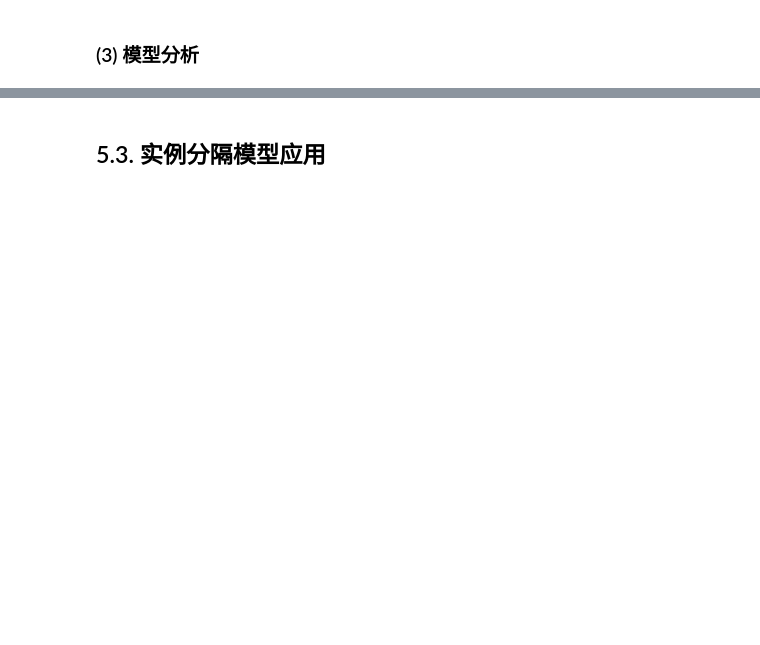
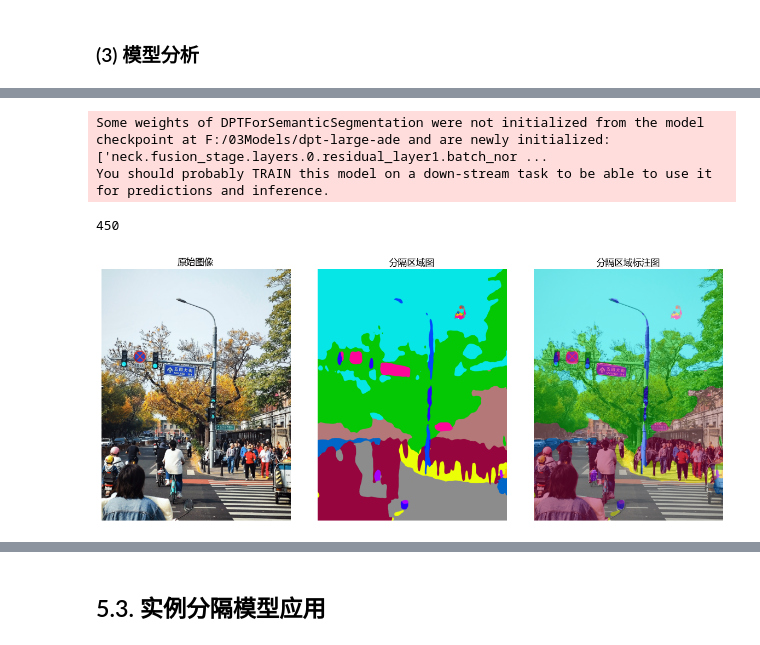
Before and after one commit to QiangAI/AI2026, a Jupyter notebook: transformers/05机器视觉任务处理-04目标分隔.ipynb, the cells around one changed output, grey strips where cells are left out. Drawn from its saved outputs; the diff is of its cells as text; code cells hidden in the pictures; blank space fills up the shorter version.

```diff
--- a/transformers/05机器视觉任务处理-04目标分隔.ipynb
+++ b/transformers/05机器视觉任务处理-04目标分隔.ipynb
@@ -33,0 +223,80 @@
+# %%
+from transformers import DPTForSemanticSegmentation
+import torch
+import PIL
+import numpy as np
+import matplotlib.pyplot as plt
+plt.rcParams["font.family"] = ["Microsoft YaHei"]
+
+# 加载模型
+model = DPTForSemanticSegmentation.from_pretrained("F:/03Models/dpt-large-ade")
+
+# 分隔图像文件
+img_file = "./imgs/street.jpg"
+image = Image.open(img_file)
+
+# 对图像进行预处理
+from torchvision.transforms import Compose, Resize, ToTensor, Normalize
+h = w = 480
+
+transform = Compose([
+        Resize((h, w)),
+        ToTensor(),
+        Normalize(mean=[0.5, 0.5, 0.5], std=[0.5, 0.5, 0.5]),
+    ])
+
+pixel_values = transform(image).unsqueeze(0)
+# 分隔推理
+import torch
+
+with torch.no_grad():
+    outputs = model(pixel_values)
+    logits = outputs.logits
+
+# 把推理缩放与原图像一致
+prediction = torch.nn.functional.interpolate(
+    logits,
+    size=image.size[::-1],
+    mode="bicubic",
+    align_corners=False
+)
+
+# 把分割区域进行分类。
+prediction = torch.argmax(prediction, dim=1)
+prediction = prediction.squeeze().cpu().numpy()
+predicted_seg = Image.fromarray(prediction.squeeze().astype('uint8'))
+# 因为模型是在ADE20K数据集上训练的，下面是ADE20K的颜色模版（3个一组颜色）
+adepallete = [120,120,120,180,120,120,6,230,230,80,50,50,4,200,3,120,120,80,140,140,140,204,5,255,230,230,230,4,250,7,224,5,255,235,255,7,150,5,61,120,120,70,8,255,51,255,6,82,143,255,140,204,255,4,255,51,7,204,70,3,0,102,200,61,230,250,255,6,51,11,102,255,255,7,71,255,9,224,9,7,230,220,220,220,255,9,92,112,9,255,8,255,214,7,255,224,255,184,6,10,255,71,255,41,10,7,255,255,224,255,8,102,8,255,255,61,6,255,194,7,255,122,8,0,255,20,255,8,41,255,5,153,6,51,255,235,12,255,160,150,20,0,163,255,140,140,140,250,10,15,20,255,0,31,255,0,255,31,0,255,224,0,153,255,0,0,0,255,255,71,0,0,235,255,0,173,255,31,0,255,11,200,200,255,82,0,0,255,245,0,61,255,0,255,112,0,255,133,255,0,0,255,163,0,255,102,0,194,255,0,0,143,255,51,255,0,0,82,255,0,255,41,0,255,173,10,0,255,173,255,0,0,255,153,255,92,0,255,0,255,255,0,245,255,0,102,255,173,0,255,0,20,255,184,184,0,31,255,0,255,61,0,71,255,255,0,204,0,255,194,0,255,82,0,10,255,0,112,255,51,0,255,0,194,255,0,122,255,0,255,163,255,153,0,0,255,10,255,112,0,143,255,0,82,0,255,163,255,0,255,235,0,8,184,170,133,0,255,0,255,92,184,0,255,255,0,31,0,184,255,0,214,255,255,0,112,92,255,0,0,224,255,112,224,255,70,184,160,163,0,255,153,0,255,71,255,0,255,0,163,255,204,0,255,0,143,0,255,235,133,255,0,255,0,235,245,0,255,255,0,122,255,245,0,10,190,212,214,255,0,0,204,255,20,0,255,255,255,0,0,153,255,0,41,255,0,255,204,41,0,255,41,255,0,173,0,255,0,245,255,71,0,255,122,0,255,0,255,184,0,92,255,184,255,0,0,133,255,255,214,0,25,194,194,102,255,0,92,0,255]
+print(len(adepallete))   # 150个类别，一共450个元素
+# 把分类按照模版映射为颜色，得到一个分割区域图像。
+predicted_seg.putpalette(adepallete)
+
+# 把原图像与区域分割图像混合一起（区域图像使用一定透明度）
+out = Image.blend(image, predicted_seg.convert("RGB"), alpha=0.5)
+
+plt.figure(figsize=(12, 5))
+# 显示原始图像
+plt.subplot(131)
+plt.imshow(image)
+plt.title("原始图像")
+plt.axis('off')
+
+# 显示深度灰度图（值越接近1（亮）表示越近）
+plt.subplot(132)
+plt.imshow(predicted_seg)
+plt.title("分隔区域图")
+plt.axis('off')
+
+# 显示深度彩色热力图
+plt.subplot(133)
+plt.imshow(out)
+plt.title("分隔区域标注图")
+plt.axis('off')
+
+plt.tight_layout()
+plt.show()
+# %% [output]
+Some weights of DPTForSemanticSegmentation were not initialized from the model checkpoint at F:/03Models/dpt-large-ade and are newly initialized: ['neck.fusion_stage.layers.0.residual_layer1.batch_nor ...
+You should probably TRAIN this model on a down-stream task to be able to use it for predictions and inference.
+450
+[figure, added]
```
Also changed, not shown: parts of 21 cells of this notebook.
